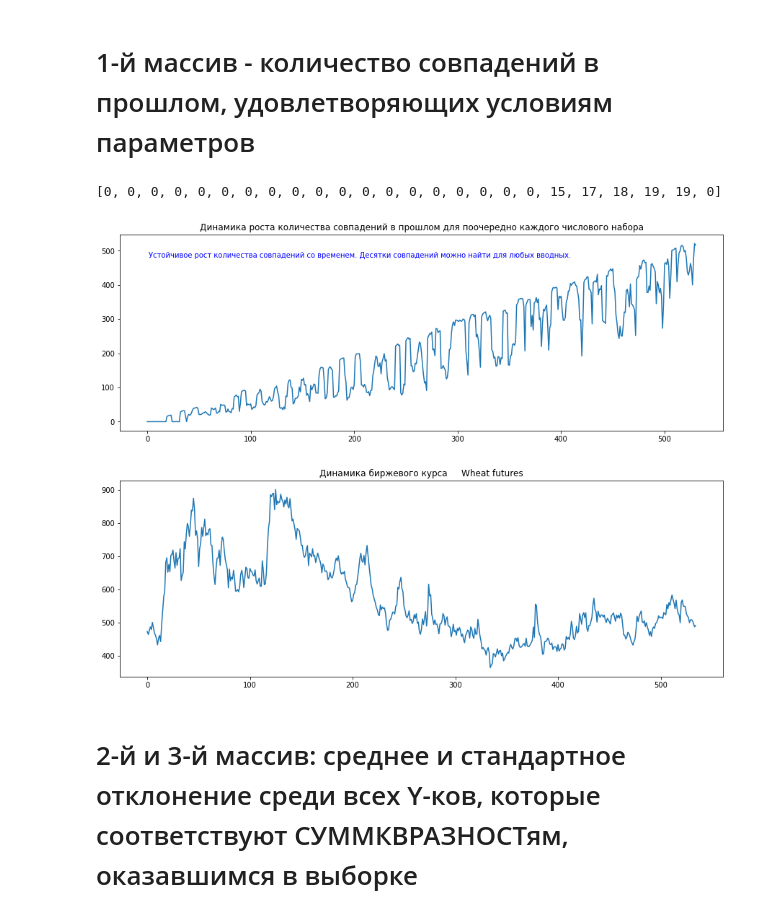
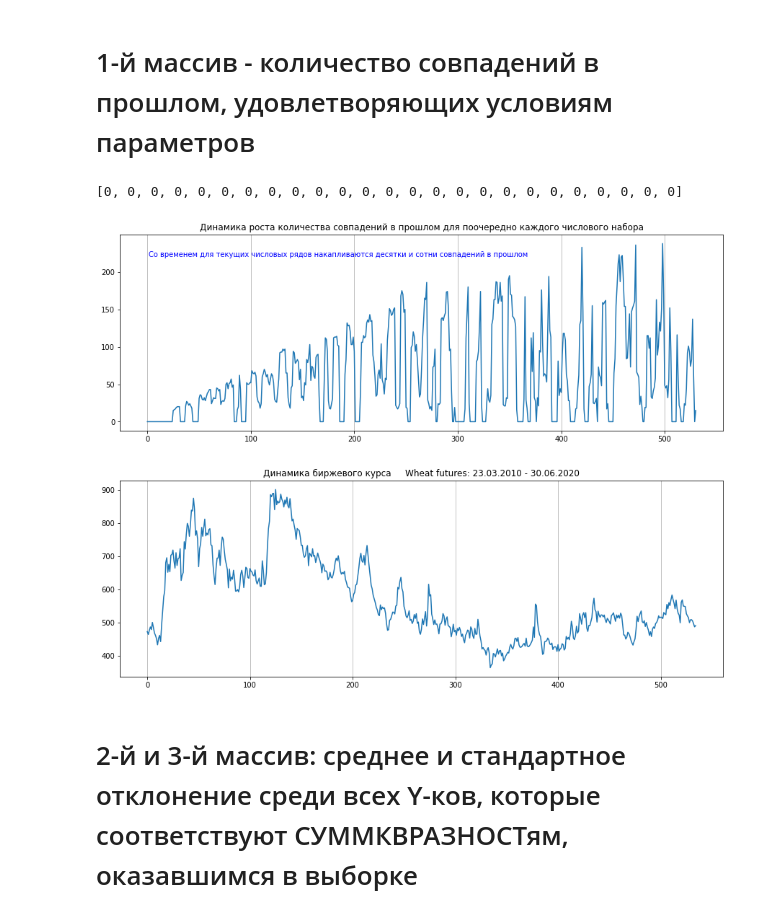
Before and after one commit to ForestTiger-GH/COTRA, a Jupyter notebook: Numeric_Classifier.ipynb, the cells around one changed output. Drawn from its saved outputs; the diff is of its cells as text; code cells hidden in the pictures.

Commit message:
Chart with amount of matches corrected

```diff
--- a/Numeric_Classifier.ipynb
+++ b/Numeric_Classifier.ipynb
@@ -38,7 +38,7 @@ npOI = np.array(OI, dtype=int)
 
 df2_url = "https://raw.githubusercontent.com/ForestTiger-GH/COTRA/main/Stat_wheat/PRICE_Wheat_2010-2020.txt"
 
-df2_name = "Wheat futures"
+df2_name = "Wheat futures: 23.03.2010 - 30.06.2020"
 
 df2 = pd.read_csv(df2_url,
                sep='\t',
@@ -134,7 +129,7 @@ for i in range(cut_length):
         continue
     for q in range(i):
         abc = sum_squares_differences(setting_X[i], setting_X[i-q])
-        if abc >= entry_ssq:
+        if abc <= entry_ssq:
             if q > 0:
                 matches[i] += 1
             else:
@@ -152,20 +147,22 @@ for w in range(cut_length):
 # %%
 # Результат
 print(matches[0:25], end='\n\n')
 plt.figure(figsize=(15,5))
+plt.grid(axis='x')
 plt.title("Динамика роста количества совпадений в прошлом для поочередно каждого числового набора")
-plt.text(1, 480, "Устойчивое рост количества совпадений со временем. Десятки совпадений можно найти для любых вводных.", color = 'blue')
+plt.text(1, 220, "Со временем для текущих числовых рядов накапливаются десятки и сотни совпадений в прошлом", color = 'blue')
 plt.plot(matches)
 plt.show()
 print()
 plt.figure(figsize=(15,5))
+plt.grid(axis='x')
 plt.title("Динамика биржевого курса     "+df2_name)
 plt.plot(price)
 plt.show()
 # %% [output]
-[0, 0, 0, 0, 0, 0, 0, 0, 0, 0, 0, 0, 0, 0, 0, 0, 0, 0, 0, 15, 17, 18, 19, 19, 0]
+[0, 0, 0, 0, 0, 0, 0, 0, 0, 0, 0, 0, 0, 0, 0, 0, 0, 0, 0, 0, 0, 0, 0, 0, 0]
-[figure, old version]
+[figure, new version]
-[figure, old version]
+[figure, new version]
 # %% [markdown]
 # 2-й и 3-й массив: среднее и стандартное отклонение среди всех Y-ков, которые соответствуют СУММКВРАЗНОСТям, оказавшимся в выборке
 # %% [markdown]
```
Also changed, not shown: parts of 1 cell of this notebook.
